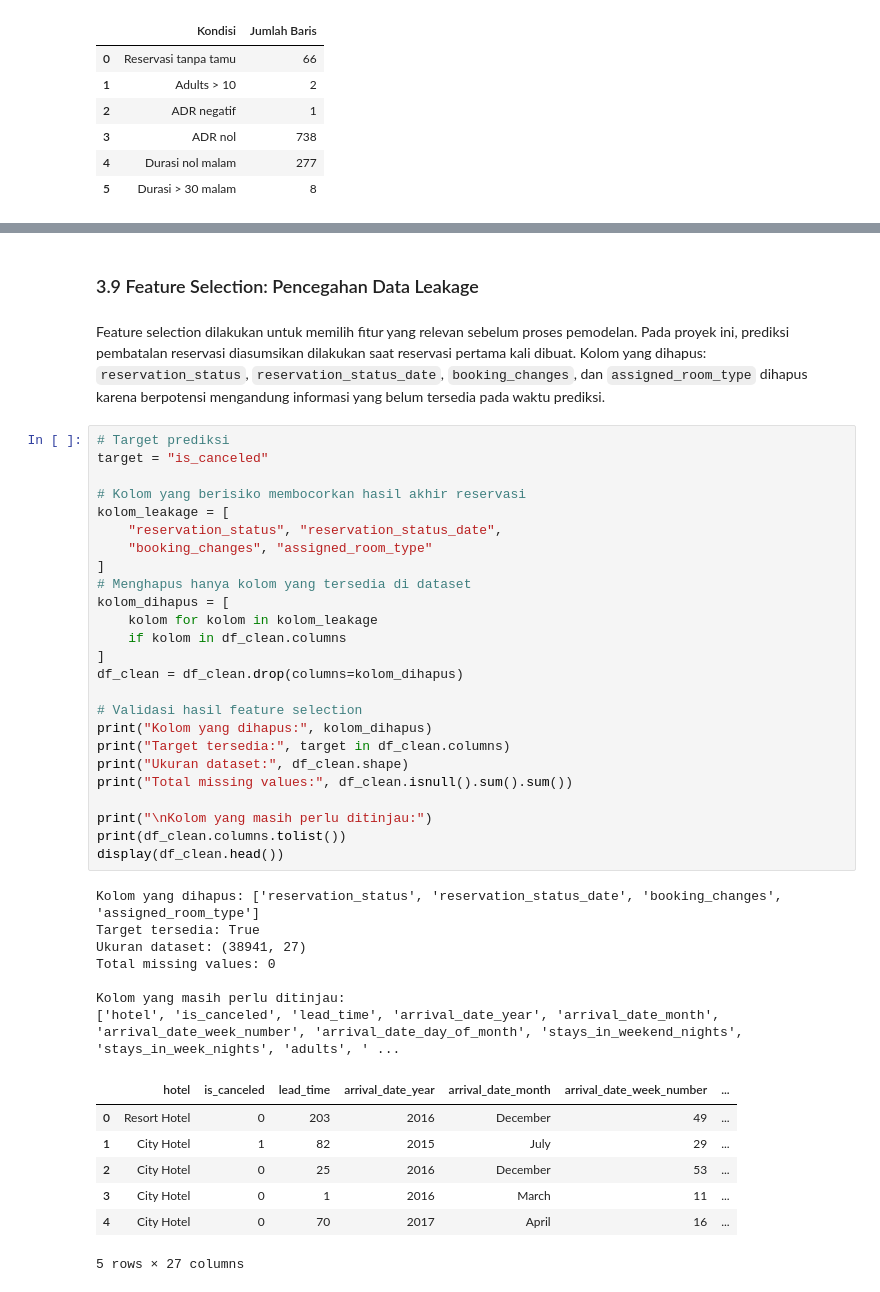
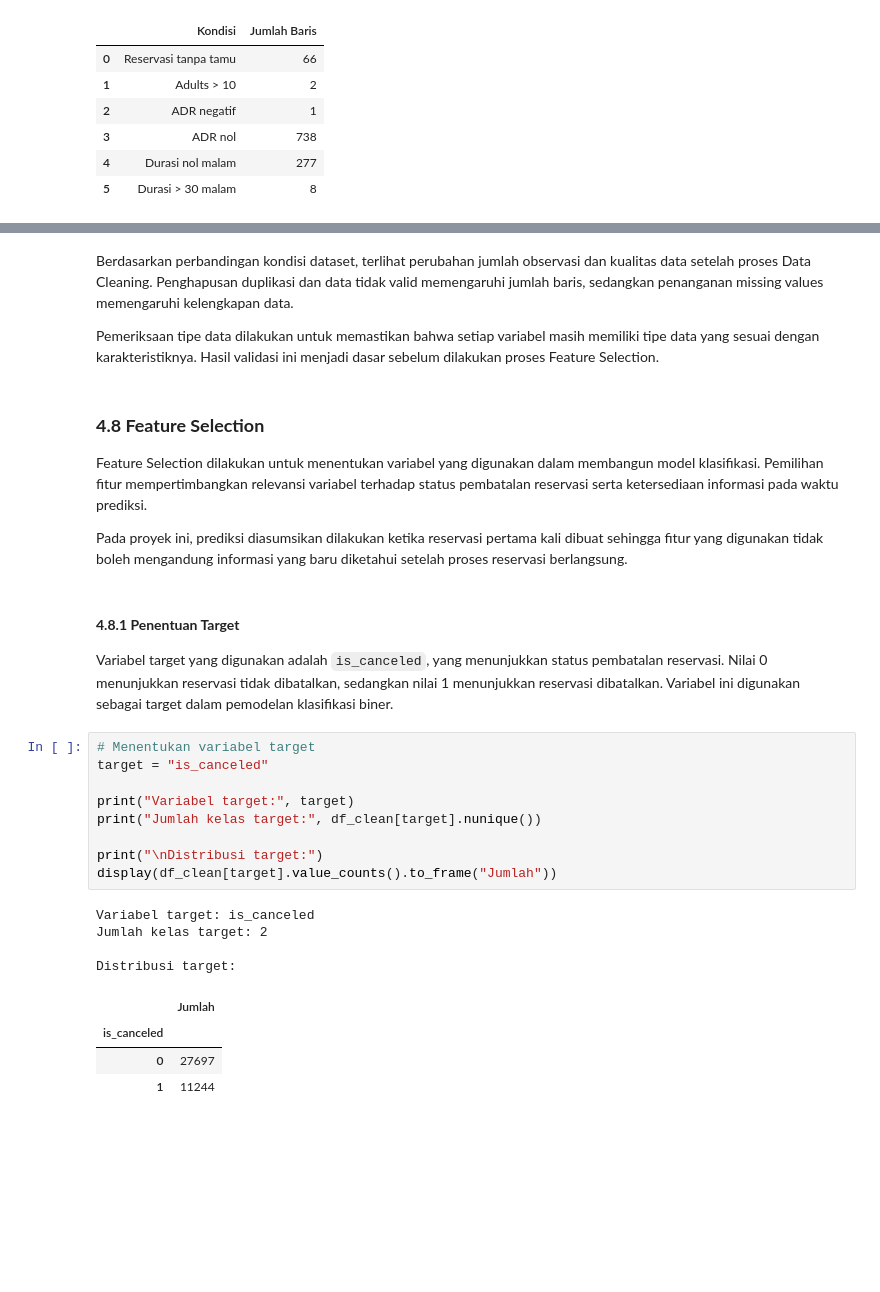
Before and after one commit to jelitasyahwa/analisis-pembatalan-reservasi-hotel, a Jupyter notebook: Proyek_Akhir_DataScience.ipynb, the cells around one changed output, grey strips where cells are left out. Cells and saved outputs as stored; diff of their text form; blank space fills up the shorter version.

```diff
--- a/Proyek_Akhir_DataScience.ipynb
+++ b/Proyek_Akhir_DataScience.ipynb
@@ -1173,44 +1528,32 @@ memory usage: 12.1 MB
-# %% [markdown]
-### 3.9 Feature Selection: Pencegahan Data Leakage
+# %% [markdown]
+Berdasarkan perbandingan kondisi dataset, terlihat perubahan jumlah observasi dan kualitas data setelah proses Data Cleaning. Penghapusan duplikasi dan data tidak valid memengaruhi jumlah baris, sedangkan penanganan missing values memengaruhi kelengkapan data.
+
+Pemeriksaan tipe data dilakukan untuk memastikan bahwa setiap variabel masih memiliki tipe data yang sesuai dengan karakteristiknya. Hasil validasi ini menjadi dasar sebelum dilakukan proses Feature Selection.
 # %% [markdown]
-Feature selection dilakukan untuk memilih fitur yang relevan sebelum proses pemodelan. Pada proyek ini, prediksi pembatalan reservasi diasumsikan dilakukan saat reservasi pertama kali dibuat. Kolom yang dihapus: `reservation_status`, `reservation_status_date`, `booking_changes`, dan `assigned_room_type` dihapus karena berpotensi mengandung informasi yang belum tersedia pada waktu prediksi.
+### **4.8 Feature Selection**
+
+Feature Selection dilakukan untuk menentukan variabel yang digunakan dalam membangun model klasifikasi. Pemilihan fitur mempertimbangkan relevansi variabel terhadap status pembatalan reservasi serta ketersediaan informasi pada waktu prediksi.
+
+Pada proyek ini, prediksi diasumsikan dilakukan ketika reservasi pertama kali dibuat sehingga fitur yang digunakan tidak boleh mengandung informasi yang baru diketahui setelah proses reservasi berlangsung.
+# %% [markdown]
+#### **4.8.1 Penentuan Target**
+Variabel target yang digunakan adalah `is_canceled`, yang menunjukkan status pembatalan reservasi. Nilai 0 menunjukkan reservasi tidak dibatalkan, sedangkan nilai 1 menunjukkan reservasi dibatalkan. Variabel ini digunakan sebagai target dalam
+pemodelan klasifikasi biner.
 # %%
-# Target prediksi
+# Menentukan variabel target
 target = "is_canceled"
 
-# Kolom yang berisiko membocorkan hasil akhir reservasi
-kolom_leakage = [
-    "reservation_status", "reservation_status_date",
-    "booking_changes", "assigned_room_type"
-]
-# Menghapus hanya kolom yang tersedia di dataset
-kolom_dihapus = [
-    kolom for kolom in kolom_leakage
-    if kolom in df_clean.columns
-]
-df_clean = df_clean.drop(columns=kolom_dihapus)
+print("Variabel target:", target)
+print("Jumlah kelas target:", df_clean[target].nunique())
 
-# Validasi hasil feature selection
-print("Kolom yang dihapus:", kolom_dihapus)
-print("Target tersedia:", target in df_clean.columns)
-print("Ukuran dataset:", df_clean.shape)
-print("Total missing values:", df_clean.isnull().sum().sum())
-
-print("\nKolom yang masih perlu ditinjau:")
-print(df_clean.columns.tolist())
-display(df_clean.head())
+print("\nDistribusi target:")
+display(df_clean[target].value_counts().to_frame("Jumlah"))
 # %% [output]
-Kolom yang dihapus: ['reservation_status', 'reservation_status_date', 'booking_changes', 'assigned_room_type']
-Target tersedia: True
-Ukuran dataset: (38941, 27)
-Total missing values: 0
+Variabel target: is_canceled
+Jumlah kelas target: 2
 
-Kolom yang masih perlu ditinjau:
-['hotel', 'is_canceled', 'lead_time', 'arrival_date_year', 'arrival_date_month', 'arrival_date_week_number', 'arrival_date_day_of_month', 'stays_in_weekend_nights', 'stays_in_week_nights', 'adults', ' ...
+Distribusi target:
-|  | hotel | is_canceled | lead_time | arrival_date_year | arrival_date_month | arrival_date_week_number | ... |
-| 0 | Resort Hotel | 0 | 203 | 2016 | December | 49 | ... |
-| 1 | City Hotel | 1 | 82 | 2015 | July | 29 | ... |
-| 2 | City Hotel | 0 | 25 | 2016 | December | 53 | ... |
-| 3 | City Hotel | 0 | 1 | 2016 | March | 11 | ... |
-| 4 | City Hotel | 0 | 70 | 2017 | April | 16 | ... |
+|  | Jumlah |
+| is_canceled |  |
+| 0 | 27697 |
+| 1 | 11244 |
-5 rows × 27 columns
```
Also changed, not shown: parts of 155 cells of this notebook.
